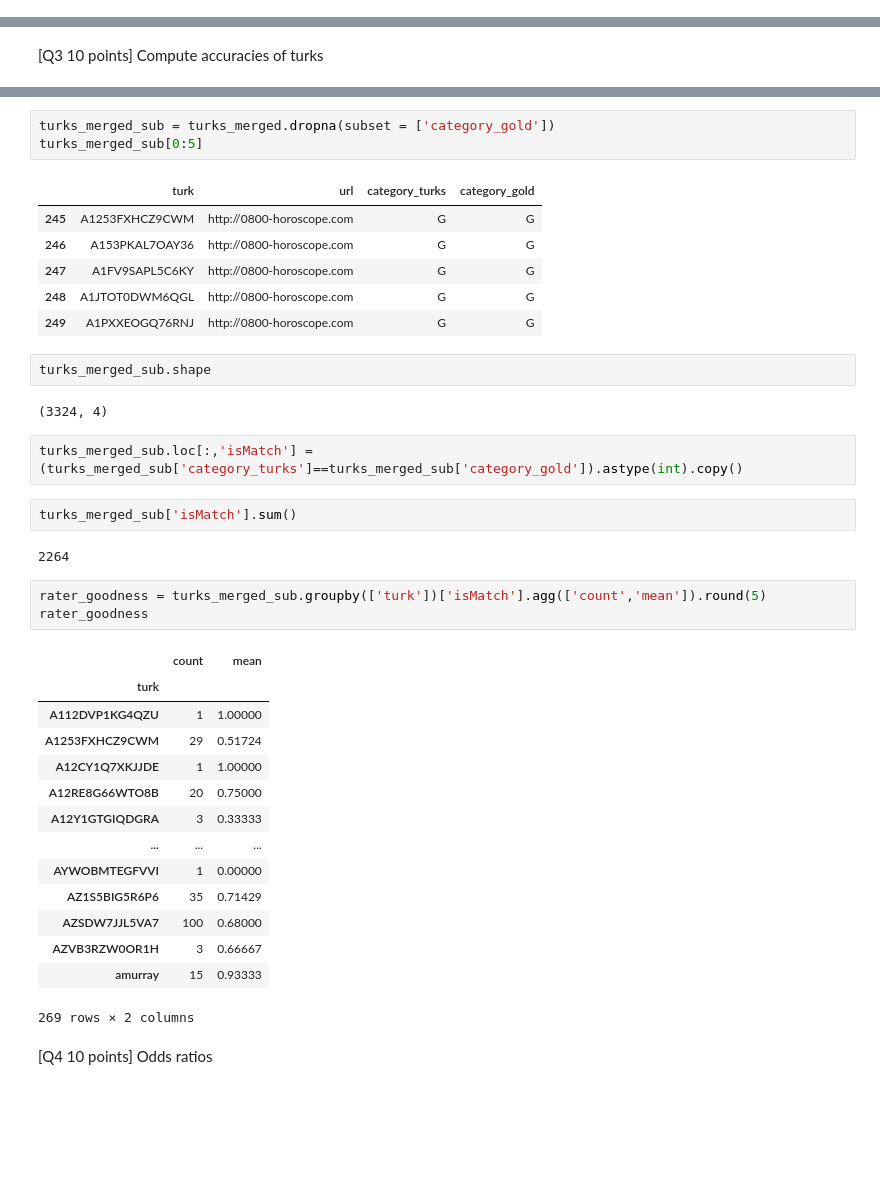
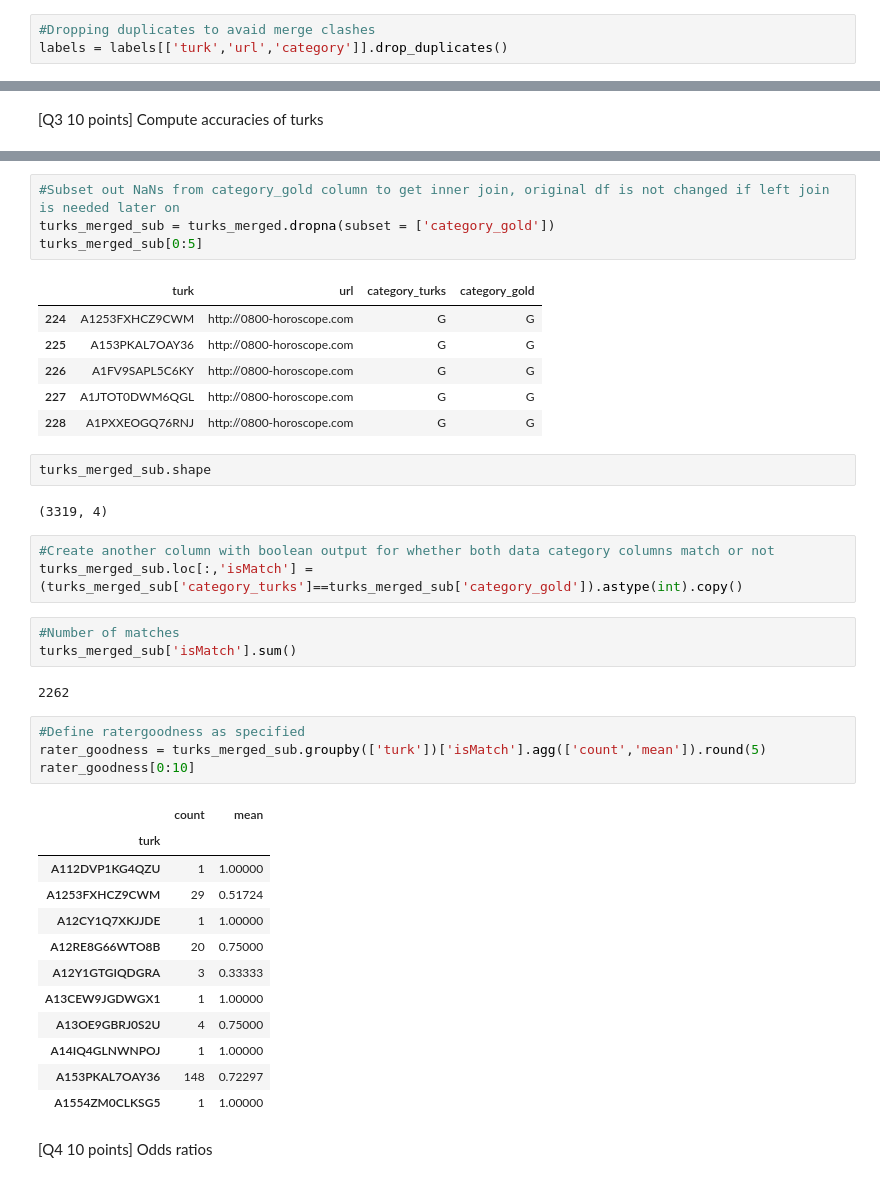
Before and after one commit to abhinav-sharma-6167/DS-Programming, a Jupyter notebook: HW3 - Abhinav Try.ipynb, the cells around one changed output, grey strips where cells are left out. Drawn from its saved outputs; the diff is of its cells as text; blank space fills up the shorter version.

```diff
--- a/HW3 - Abhinav Try.ipynb
+++ b/HW3 - Abhinav Try.ipynb
@@ -36 +46,4 @@ labels.shape
+# %%
+#Dropping duplicates to avaid merge clashes
+labels = labels[['turk','url','category']].drop_duplicates()
 # %%
@@ -94,41 +117,43 @@ turks_merged[0:5]
 # %%
+#Subset out NaNs from category_gold column to get inner join, original df is not changed if left join is needed later on
 turks_merged_sub = turks_merged.dropna(subset = ['category_gold'])
 turks_merged_sub[0:5]
 # %% [output]
 |  | turk | url | category_turks | category_gold |
-| 245 | A1253FXHCZ9CWM | http://0800-horoscope.com | G | G |
-| 246 | A153PKAL7OAY36 | http://0800-horoscope.com | G | G |
-| 247 | A1FV9SAPL5C6KY | http://0800-horoscope.com | G | G |
-| 248 | A1JTOT0DWM6QGL | http://0800-horoscope.com | G | G |
-| 249 | A1PXXEOGQ76RNJ | http://0800-horoscope.com | G | G |
+| 224 | A1253FXHCZ9CWM | http://0800-horoscope.com | G | G |
+| 225 | A153PKAL7OAY36 | http://0800-horoscope.com | G | G |
+| 226 | A1FV9SAPL5C6KY | http://0800-horoscope.com | G | G |
+| 227 | A1JTOT0DWM6QGL | http://0800-horoscope.com | G | G |
+| 228 | A1PXXEOGQ76RNJ | http://0800-horoscope.com | G | G |
 # %%
 turks_merged_sub.shape
 # %% [output]
-(3324, 4)
+(3319, 4)
 # %%
+#Create another column with boolean output for whether both data category columns match or not
 turks_merged_sub.loc[:,'isMatch'] = (turks_merged_sub['category_turks']==turks_merged_sub['category_gold']).astype(int).copy()
 # %%
+#Number of matches
 turks_merged_sub['isMatch'].sum()
 # %% [output]
-2264
+2262
 # %%
+#Define ratergoodness as specified
 rater_goodness = turks_merged_sub.groupby(['turk'])['isMatch'].agg(['count','mean']).round(5)
-rater_goodness
+rater_goodness[0:10]
 # %% [output]
 |  | count | mean |
 | turk |  |  |
 | A112DVP1KG4QZU | 1 | 1.00000 |
 | A1253FXHCZ9CWM | 29 | 0.51724 |
 | A12CY1Q7XKJJDE | 1 | 1.00000 |
 | A12RE8G66WTO8B | 20 | 0.75000 |
 | A12Y1GTGIQDGRA | 3 | 0.33333 |
-| ... | ... | ... |
-| AYWOBMTEGFVVI | 1 | 0.00000 |
-| AZ1S5BIG5R6P6 | 35 | 0.71429 |
-| AZSDW7JJL5VA7 | 100 | 0.68000 |
-| AZVB3RZW0OR1H | 3 | 0.66667 |
-| amurray | 15 | 0.93333 |
+| A13CEW9JGDWGX1 | 1 | 1.00000 |
+| A13OE9GBRJ0S2U | 4 | 0.75000 |
+| A14IQ4GLNWNPOJ | 1 | 1.00000 |
+| A153PKAL7OAY36 | 148 | 0.72297 |
+| A1554ZM0CLKSG5 | 1 | 1.00000 |
-269 rows × 2 columns
 # %% [markdown]
 [Q4 10 points] Odds ratios
 # %%
```
Also changed, not shown: parts of 49 cells of this notebook.
